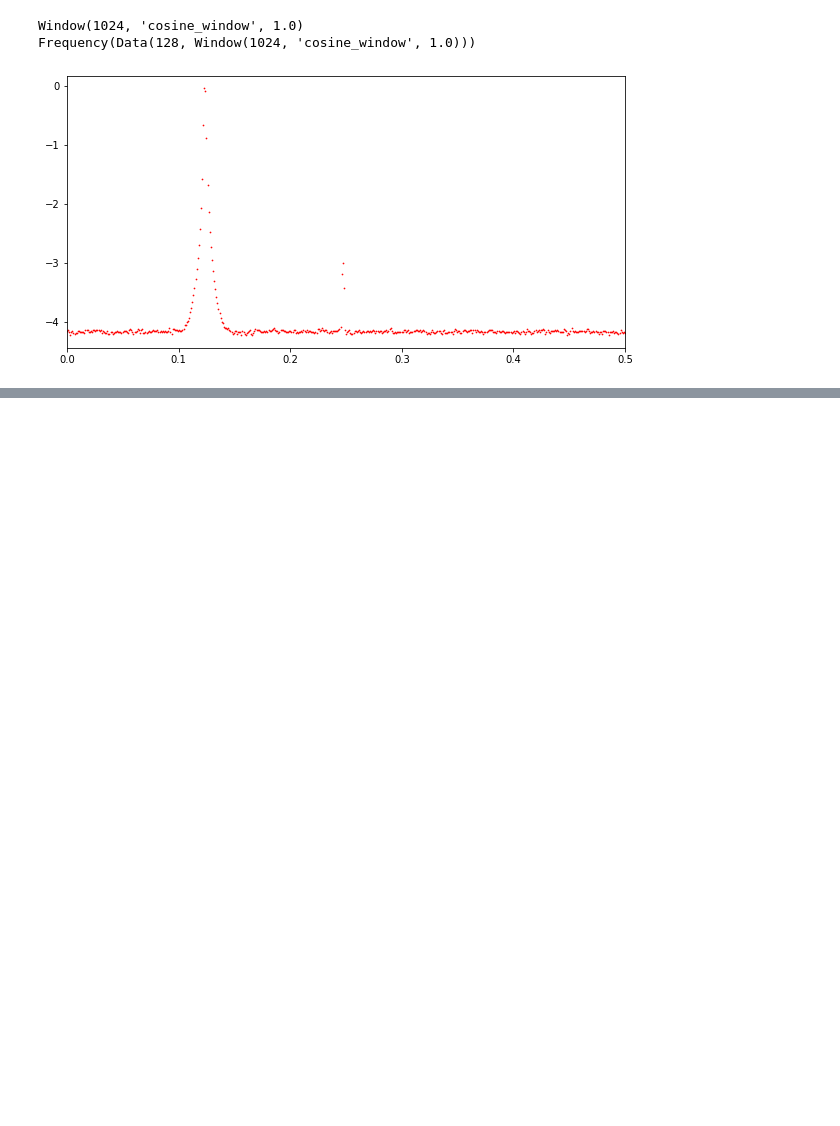
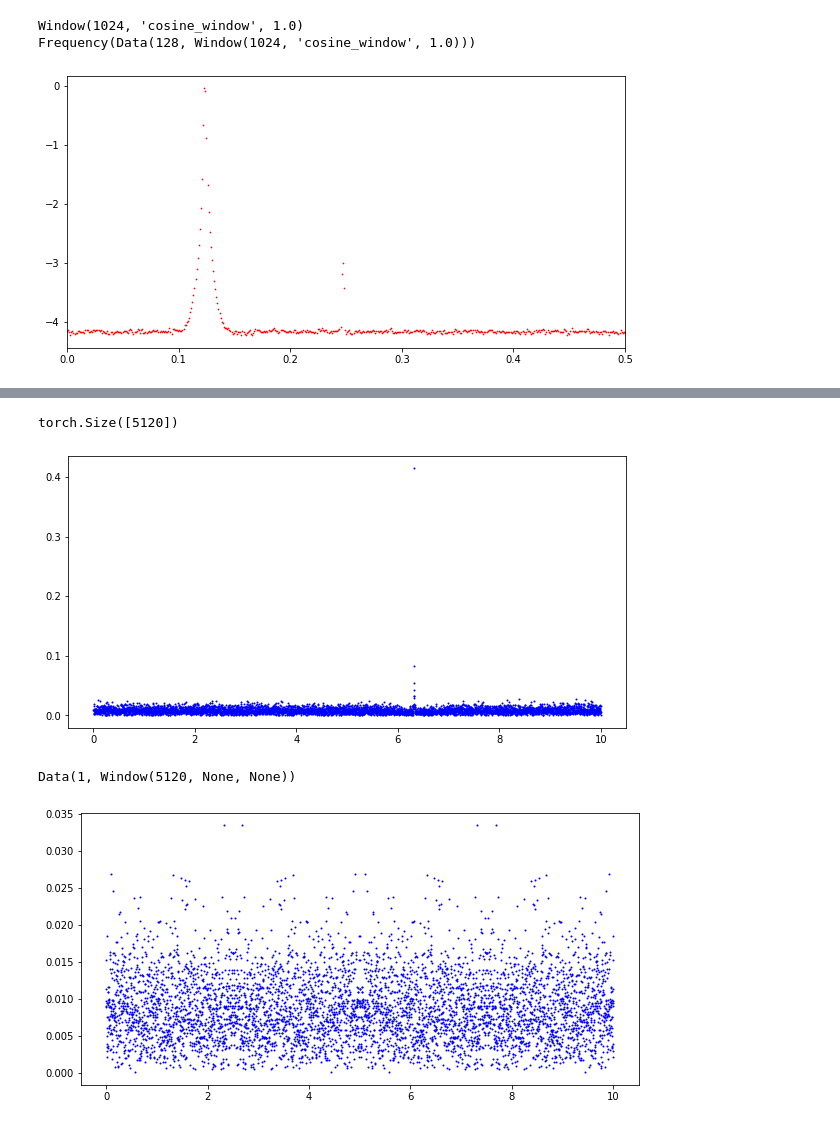
Before and after one commit to i-a-morozov/harmonica, a Jupyter notebook: nb_frequency.ipynb, the cells around one changed output, grey strips where cells are left out. Cells and saved outputs as stored; diff of their text form; code cells hidden in the pictures; blank space fills up the shorter version.

```diff
--- a/nb_frequency.ipynb
+++ b/nb_frequency.ipynb
@@ -972,0 +1190,44 @@ Frequency(Data(128, Window(1024, 'cosine_window', 1.0)))
+# %%
+# NOT EQUIDISTANT, RANDOM
+
+# note, it's random every time!!!! i.e. lots of info
+
+dtype = torch.float64
+device = 'cpu'
+rate = 5
+length = 1024
+time = torch.cat([torch.sort(torch.rand(rate, dtype=dtype)).values + i for i in range(length)])
+
+frequency = [6.32]
+signal = torch.sum(torch.stack([0.85**i*torch.cos(2.0*numpy.pi*frequency[i]*time) for i in range(len(frequency))]), 0)
+print(signal.shape)
+
+f_min, f_max = 0.0, 10
+fre = 2.0*numpy.pi*numpy.linspace(f_min, f_max, len(time) + 1)
+fou = nufft.nufft1d3(time, signal, fre)
+
+plt.figure(figsize=(10,5))
+plt.scatter(fre/(2.0*numpy.pi), numpy.abs(fou), c='b', s=1)
+plt.show()
+
+win = Window(len(signal))
+tbt = Data.from_tensor(win, torch.unsqueeze(signal, 0))
+print(tbt)
+
+f_min, f_max = f_min/rate, f_max/rate
+span = (f_max - f_min)
+center = f_min + 0.5*span
+
+f= Frequency(tbt)
+f('parabola', center=center, span=span)
+x = rate*f.ffrft_get_grid(0)
+y = f.ffrft_spectrum[0]/len(x)
+
+plt.figure(figsize=(10,5))
+plt.scatter(x, y, c='b', s=1)
+plt.show()
+# %% [output]
+torch.Size([5120])
+[figure, added]
+Data(1, Window(5120, None, None))
+[figure, added]
```
Also changed, not shown: parts of 11 cells of this notebook.
